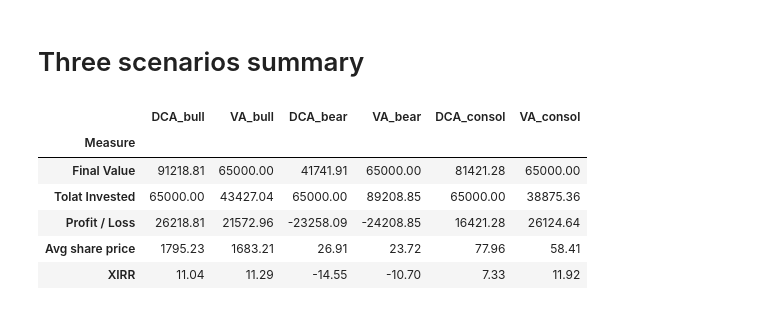
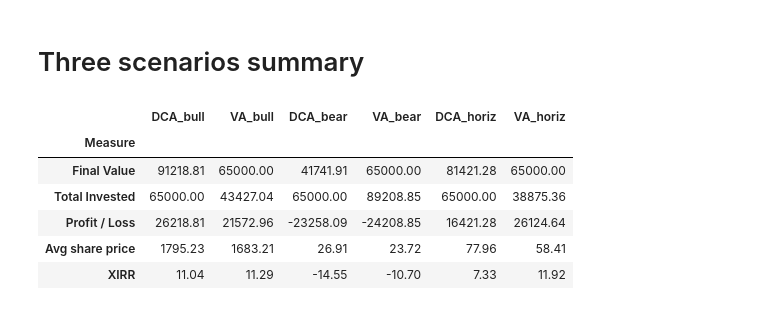
Before and after one commit to BuzuGit/Dollar-Cost-Averaging-vs-Value-Averaging-Analysis, a Jupyter notebook: Value Averaging Analysis.ipynb, the cells around one changed output. Cells and saved outputs as stored; diff of their text form; code cells hidden in the pictures.

Commit message:
Analysis of data and results added

```diff
--- a/Value Averaging Analysis.ipynb
+++ b/Value Averaging Analysis.ipynb
@@ -190,11 +211,13 @@ comparison_graphs(bull_dca, bull_va)
 [figure]
 # %%
-summary = [['Final Value', bull_dca['DCA_Total_Val'][-1], bull_va['VA_Total_Val'][-1]],
-          ['Tolat Invested', -bull_dca['DCA_cum_inv'][-1], -bull_va['VA_cum_inv'][-1]],
-          ['Profit / Loss', bull_dca['DCA_P&L'][-1], bull_va['VA_P&L'][-1]],
-          ['Avg share price', bull_dca['DCA_avg_price'][-1], bull_va['VA_avg_price'][-1]],
-          ['XIRR', bull_dca_xirr*100, bull_va_xirr*100]]
+def summary_table(df_dca, df_va, xirr_dca, xirr_va, dca_col, va_col):
+    summary = [['Final Value', df_dca['DCA_Total_Val'][-1], df_va['VA_Total_Val'][-1]],
+          ['Total Invested', -df_dca['DCA_cum_inv'][-1], -df_va['VA_cum_inv'][-1]],
+          ['Profit / Loss', df_dca['DCA_P&L'][-1], df_va['VA_P&L'][-1]],
+          ['Avg share price', df_dca['DCA_avg_price'][-1], df_va['VA_avg_price'][-1]],
+          ['XIRR', xirr_dca*100, xirr_va*100]]
 
-bull_summary = pd.DataFrame(summary, columns=['Measure', 'DCA_bull', 'VA_bull'])
-bull_summary = bull_summary.set_index('Measure')
-bull_summary
+    bull_summary = pd.DataFrame(summary, columns=['Measure', dca_col, va_col])
+    bull_summary = bull_summary.set_index('Measure')
+    bull_summary['DCA - VA'] = bull_summary[dca_col] - bull_summary[va_col]
+    return bull_summary
@@ -208,0 +224,3 @@ bull_summary
+# %%
+bull_table = summary_table(bull_dca, bull_va, bull_dca_xirr, bull_va_xirr, 'DCA_bull', 'VA_bull')
+bull_table
@@ -298,0 +315,3 @@ bear_summary
+# %%
+bear_table = summary_table(bear_dca, bear_va, bear_dca_xirr, bear_va_xirr, 'DCA_bear', 'VA_bear')
+bear_table
@@ -388,0 +398,3 @@ consolidation_summary
+# %%
+horizontal_table = summary_table(consol_dca, consol_va, consol_dca_xirr, consol_va_xirr, 'DCA_horiz', 'VA_horiz')
+horizontal_table
@@ -389,13 +409,13 @@ consolidation_summary
 # %% [markdown]
 # Three scenarios summary
 # %%
-final_summary = pd.concat([bull_summary, bear_summary, consolidation_summary], axis=1)
+final_summary = pd.concat([bull_table.iloc[:,:2], bear_table.iloc[:,:2], horizontal_table.iloc[:,:2]], axis=1)
 final_summary
 # %% [output]
-|  | DCA_bull | VA_bull | DCA_bear | VA_bear | DCA_consol | VA_consol |
+|  | DCA_bull | VA_bull | DCA_bear | VA_bear | DCA_horiz | VA_horiz |
 | Measure |  |  |  |  |  |  |
 | Final Value | 91218.81 | 65000.00 | 41741.91 | 65000.00 | 81421.28 | 65000.00 |
-| Tolat Invested | 65000.00 | 43427.04 | 65000.00 | 89208.85 | 65000.00 | 38875.36 |
+| Total Invested | 65000.00 | 43427.04 | 65000.00 | 89208.85 | 65000.00 | 38875.36 |
 | Profit / Loss | 26218.81 | 21572.96 | -23258.09 | -24208.85 | 16421.28 | 26124.64 |
 | Avg share price | 1795.23 | 1683.21 | 26.91 | 23.72 | 77.96 | 58.41 |
 | XIRR | 11.04 | 11.29 | -14.55 | -10.70 | 7.33 | 11.92 |
```
Also changed, not shown: parts of 34 cells of this notebook, 2 other files.
